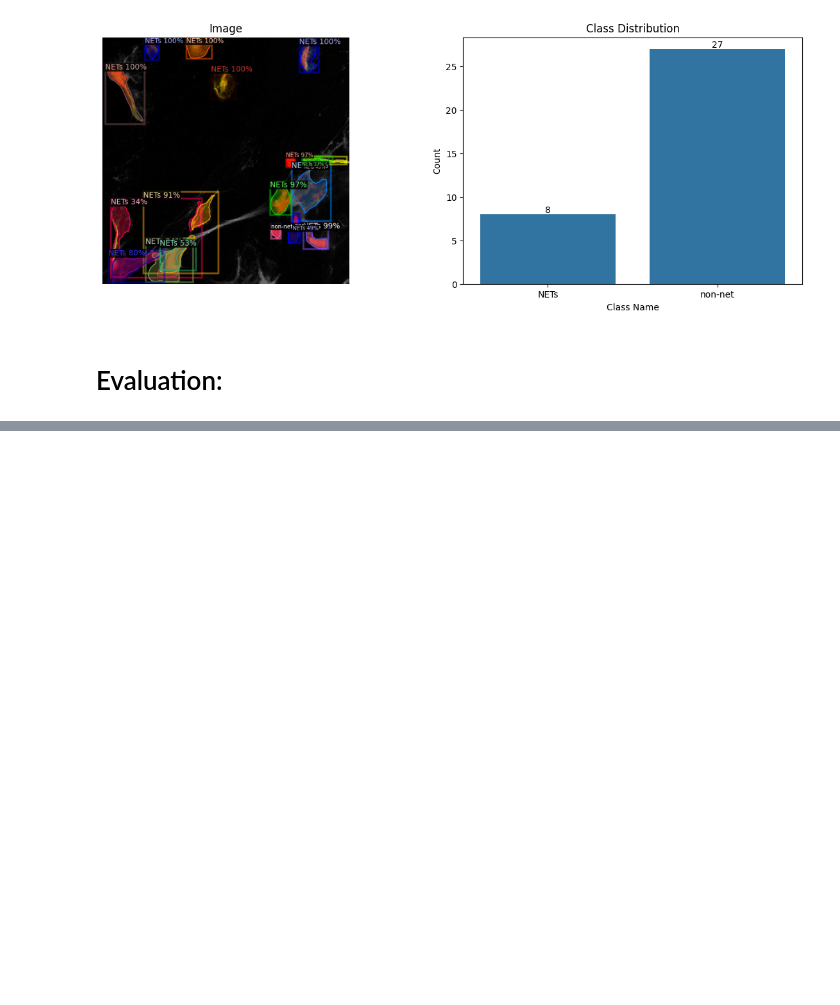
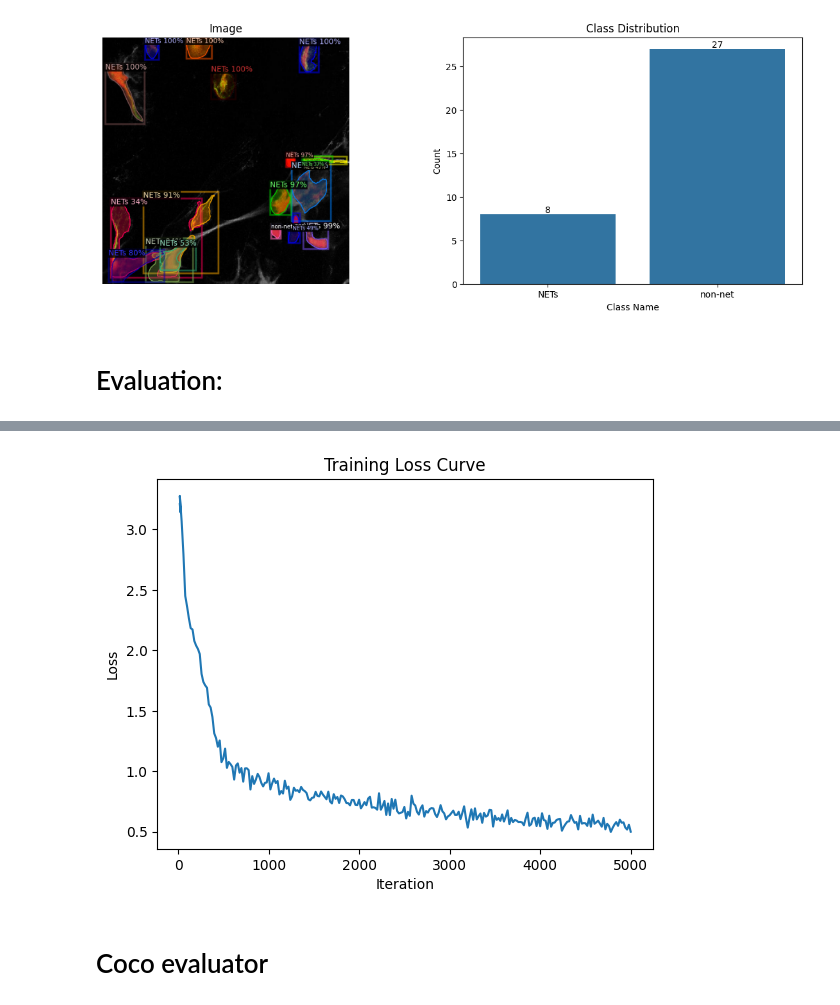
Before and after one commit to OhuneneIbrahim/Automated_Net_recorgnition_and_Quantification_app, a Jupyter notebook: NET_Instance_segmentation/NETs_project_detectron2.ipynb, the cells around one changed output, grey strips where cells are left out. Cells and saved outputs as stored; diff of their text form; code cells hidden in the pictures; blank space fills up the shorter version.

```diff
--- a/NET_Instance_segmentation/NETs_project_detectron2.ipynb
+++ b/NET_Instance_segmentation/NETs_project_detectron2.ipynb
@@ -341,0 +440,23 @@ for image_path in image_files:
+# %%
+# Cost function plot
+metrics_path = os.path.join(cfg.OUTPUT_DIR, "metrics.json")
+
+iterations = []
+losses = []
+
+with open(metrics_path) as f:
+    for line in f:
+        data = json.loads(line)
+        if "total_loss" in data:
+            iterations.append(data["iteration"])
+            losses.append(data["total_loss"])
+
+plt.plot(iterations, losses)
+plt.xlabel("Iteration")
+plt.ylabel("Loss")
+plt.title("Training Loss Curve")
+plt.show()
+# %% [output]
+[figure, added]
+# %% [markdown]
+# Coco evaluator
```
Also changed, not shown: parts of 8 cells of this notebook.
